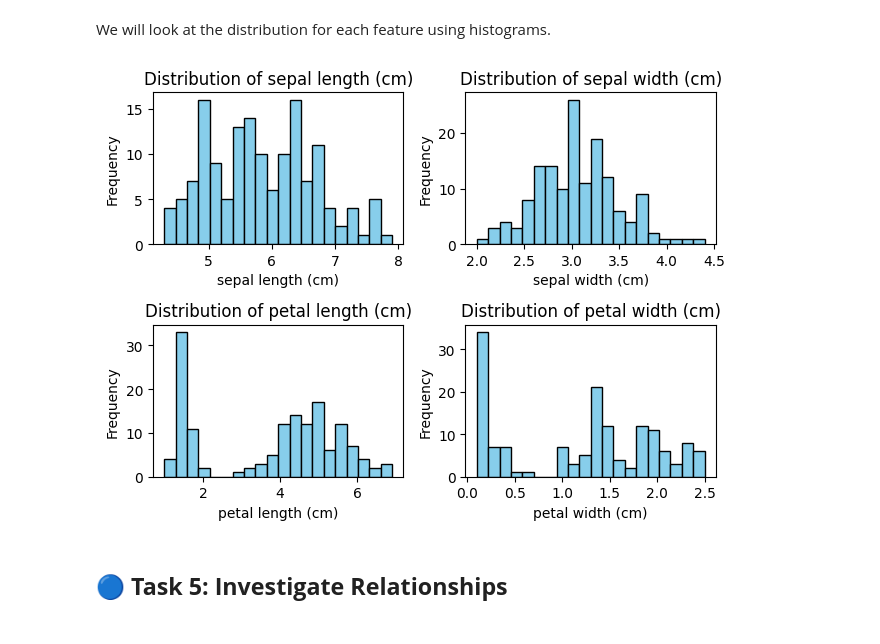
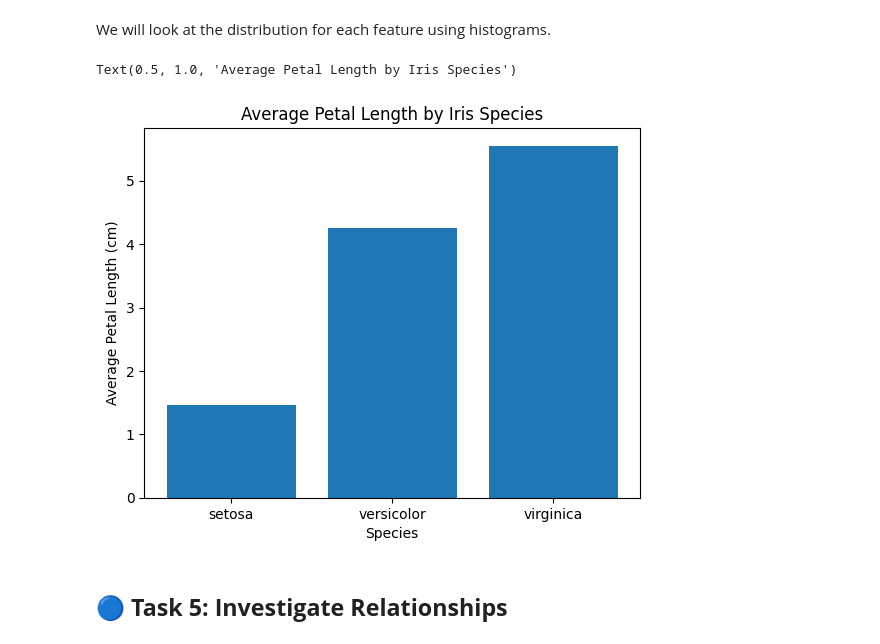
Before and after one commit to marianemcgrath/principles_of_da, a Jupyter notebook: tasks.ipynb, the cells around one changed output. Cells and saved outputs as stored; diff of their text form; code cells hidden in the pictures.

```diff
--- a/tasks.ipynb
+++ b/tasks.ipynb
@@ -134,25 +119,26 @@ load_iris.describe()
 # %% [markdown]
 We will look at the distribution for each feature using histograms.
 # %%
-# Plotting the data
-import matplotlib.pyplot as plt
+# Load the Iris dataset (from the web)
+url = "https://raw.githubusercontent.com/mwaskom/seaborn-data/master/iris.csv"
+iris = pd.read_csv(url)
 
-# Importing Numpy for numerical arrays
-import numpy as np
+# Calculate average petal length for each species
+avg_petal_length = iris.groupby('species')['petal_length'].mean()
 
-for i, feature in enumerate(iris.feature_names):
-    plt.subplot(2, 2, i+1)  # 2 rows, 2 columns of plots
-    plt.hist(df[feature], bins=20, color='skyblue', edgecolor='black')
-    plt.title(f'Distribution of {feature}')
-    plt.xlabel(feature)
-    plt.ylabel('Frequency')
-plt.tight_layout()  # Prevent overlapping
-plt.show()
+# Create a bar chart
+plt.bar(avg_petal_length.index, avg_petal_length.values)
+
+# Add labels and title
+plt.xlabel('Species')
+plt.ylabel('Average Petal Length (cm)')
+plt.title('Average Petal Length by Iris Species')
 
 # Source: https://stackoverflow.com/questions/50773877/create-for-loop-to-plot-histograms-for-individual-columns-of-dataframe-with-seab/56779810
-# Source: https://datacarpentry.github.io/image-processing/05-creating-histograms (Creating Histograms)
+# Source: https://datacarpentry.github.io/image-processing/05-creating-histograms (Creating Histograms/ Enumerate function)
 # Source: DeepSeek AI (Make my code [] look neater and basic for creating histograms)
 # %% [output]
+Text(0.5, 1.0, 'Average Petal Length by Iris Species')
-[figure, old version]
+[figure, new version]
 # %% [markdown]
 ## **🔵 Task 5: Investigate Relationships**
```
Also changed, not shown: parts of 9 cells of this notebook.
